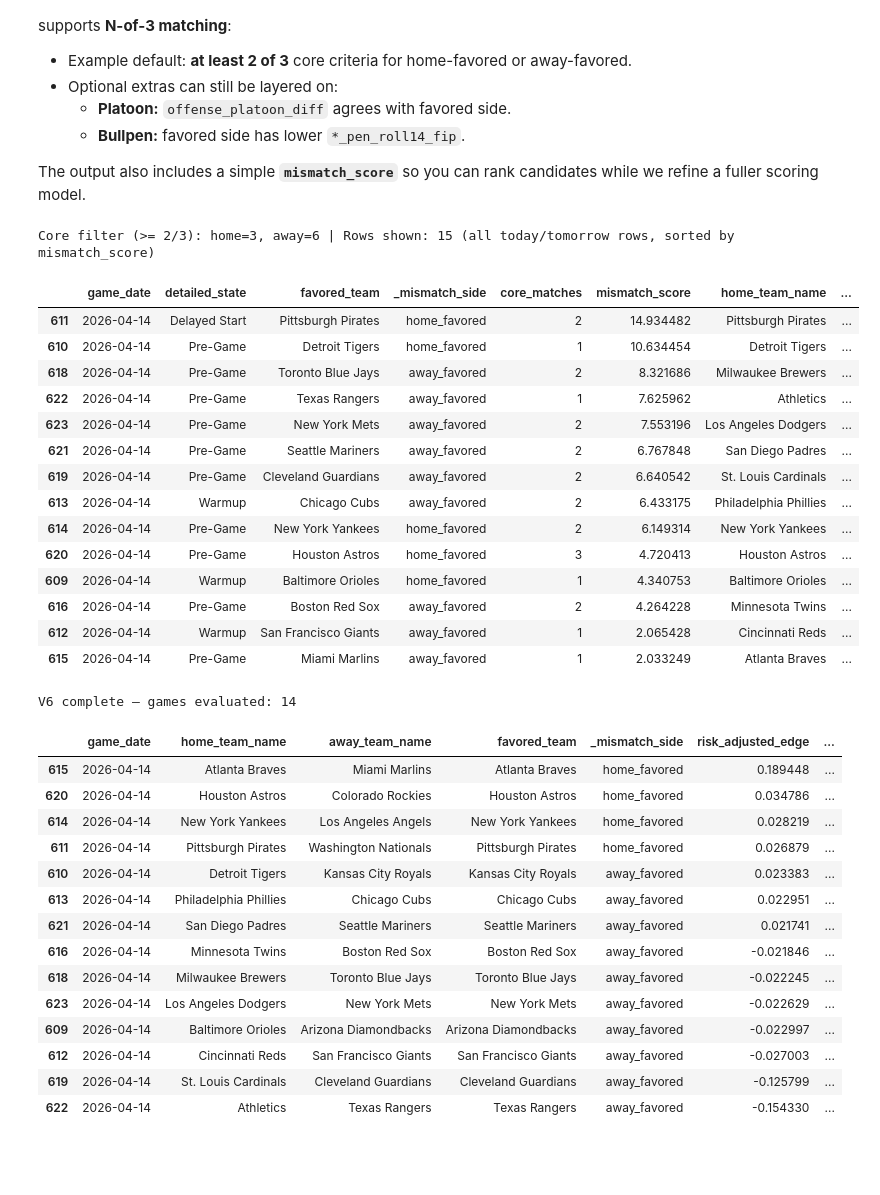
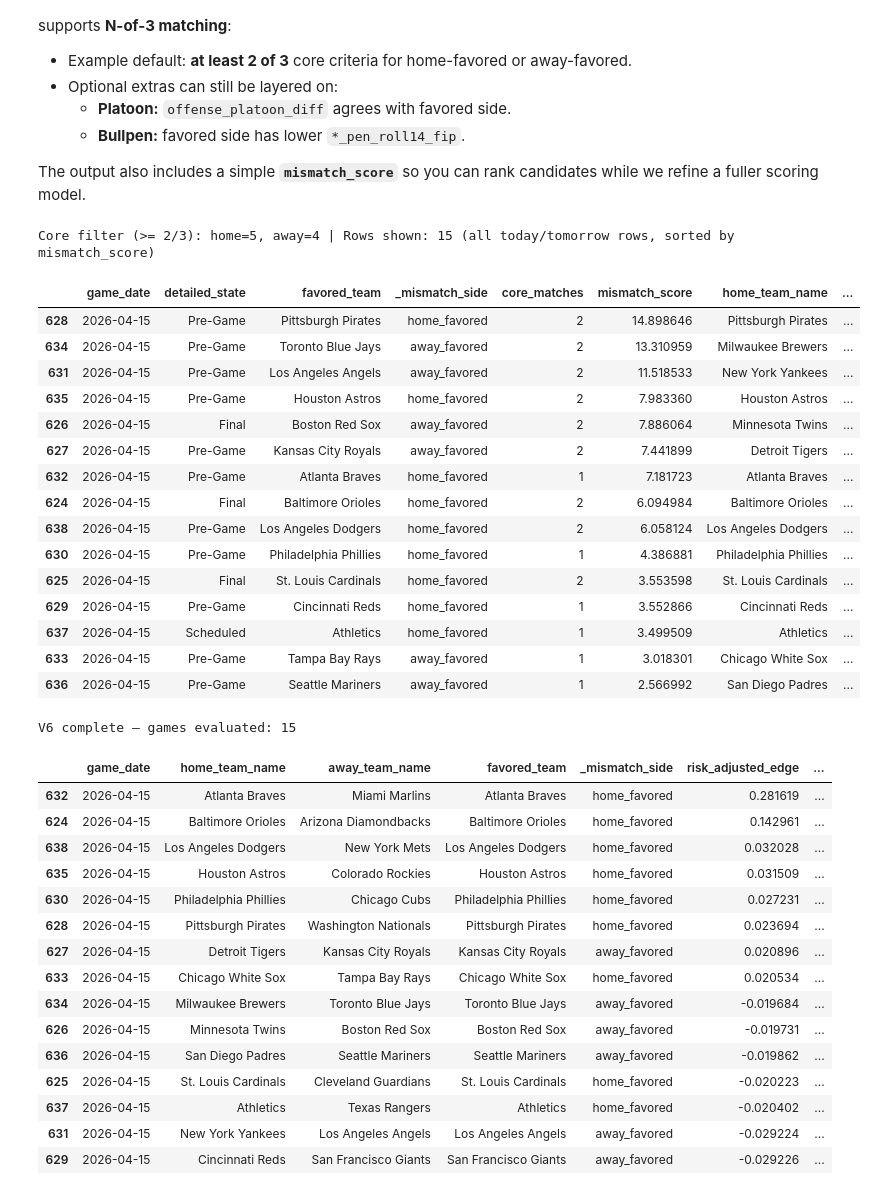
Before and after one commit to austin-lolli/mlb-model, a Jupyter notebook: notebooks/games_today_tomorrow.ipynb, the cells around one changed output. Saved outputs shown, nothing was run; the diff lists cells and outputs as text; code cells hidden in the pictures; blank space fills up the shorter version.

Commit message:
Adds updated backtest and game analysis prediciton

```diff
--- a/notebooks/games_today_tomorrow.ipynb
+++ b/notebooks/games_today_tomorrow.ipynb
@@ -266,50 +266,51 @@ _prio = [
     "_mismatch_side",
     "core_matches",
     "mismatch_score",
     "home_team_name",
     "away_team_name",
     "sp_kbb_diff",
     "sp_xfip_diff",
     "offense_diff",
     "offense_platoon_diff",
     "home_offense_platoon",
     "away_offense_platoon",
     "home_pen_roll14_fip",
     "away_pen_roll14_fip",
     "home_pen_season_fip",
     "away_pen_season_fip",
     "home_probable_pitcher",
     "away_probable_pitcher",
 ]
 _prio = [c for c in _prio if c in favorites.columns]
 _rest = [c for c in favorites.columns if c not in _prio]
 favorites_view = favorites[_prio + _rest]
 
 print(
     f"Core filter (>= {MIN_CORE_MATCHES}/3): home={int(home_base.sum())}, away={int(away_base.sum())} | "
     f"Rows shown: {len(favorites)} (all today/tomorrow rows, sorted by mismatch_score)"
 )
 
-# do this if you need to drop rows, for example, rookie pitcher
-favorites_view = favorites_view.drop(index=617)
+# do this if you need to drop rows, for example, rookie pitcher or pitchers not declared
+# favorites_view = favorites_view.drop(index=[635, 628])
 favorites_view
 # %% [output]
-Core filter (>= 2/3): home=3, away=6 | Rows shown: 15 (all today/tomorrow rows, sorted by mismatch_score)
+Core filter (>= 2/3): home=5, away=4 | Rows shown: 15 (all today/tomorrow rows, sorted by mismatch_score)
 |  | game_date | detailed_state | favored_team | _mismatch_side | core_matches | mismatch_score | home_team_name | ... |
-| 611 | 2026-04-14 | Delayed Start | Pittsburgh Pirates | home_favored | 2 | 14.934482 | Pittsburgh Pirates | ... |
-| 610 | 2026-04-14 | Pre-Game | Detroit Tigers | home_favored | 1 | 10.634454 | Detroit Tigers | ... |
-| 618 | 2026-04-14 | Pre-Game | Toronto Blue Jays | away_favored | 2 | 8.321686 | Milwaukee Brewers | ... |
-| 622 | 2026-04-14 | Pre-Game | Texas Rangers | away_favored | 1 | 7.625962 | Athletics | ... |
-| 623 | 2026-04-14 | Pre-Game | New York Mets | away_favored | 2 | 7.553196 | Los Angeles Dodgers | ... |
-| 621 | 2026-04-14 | Pre-Game | Seattle Mariners | away_favored | 2 | 6.767848 | San Diego Padres | ... |
-| 619 | 2026-04-14 | Pre-Game | Cleveland Guardians | away_favored | 2 | 6.640542 | St. Louis Cardinals | ... |
-| 613 | 2026-04-14 | Warmup | Chicago Cubs | away_favored | 2 | 6.433175 | Philadelphia Phillies | ... |
-| 614 | 2026-04-14 | Pre-Game | New York Yankees | home_favored | 2 | 6.149314 | New York Yankees | ... |
-| 620 | 2026-04-14 | Pre-Game | Houston Astros | home_favored | 3 | 4.720413 | Houston Astros | ... |
-| 609 | 2026-04-14 | Warmup | Baltimore Orioles | home_favored | 1 | 4.340753 | Baltimore Orioles | ... |
-| 616 | 2026-04-14 | Pre-Game | Boston Red Sox | away_favored | 2 | 4.264228 | Minnesota Twins | ... |
-| 612 | 2026-04-14 | Warmup | San Francisco Giants | away_favored | 1 | 2.065428 | Cincinnati Reds | ... |
-| 615 | 2026-04-14 | Pre-Game | Miami Marlins | away_favored | 1 | 2.033249 | Atlanta Braves | ... |
+| 628 | 2026-04-15 | Pre-Game | Pittsburgh Pirates | home_favored | 2 | 14.898646 | Pittsburgh Pirates | ... |
+| 634 | 2026-04-15 | Pre-Game | Toronto Blue Jays | away_favored | 2 | 13.310959 | Milwaukee Brewers | ... |
+| 631 | 2026-04-15 | Pre-Game | Los Angeles Angels | away_favored | 2 | 11.518533 | New York Yankees | ... |
+| 635 | 2026-04-15 | Pre-Game | Houston Astros | home_favored | 2 | 7.983360 | Houston Astros | ... |
+| 626 | 2026-04-15 | Final | Boston Red Sox | away_favored | 2 | 7.886064 | Minnesota Twins | ... |
+| 627 | 2026-04-15 | Pre-Game | Kansas City Royals | away_favored | 2 | 7.441899 | Detroit Tigers | ... |
+| 632 | 2026-04-15 | Pre-Game | Atlanta Braves | home_favored | 1 | 7.181723 | Atlanta Braves | ... |
+| 624 | 2026-04-15 | Final | Baltimore Orioles | home_favored | 2 | 6.094984 | Baltimore Orioles | ... |
+| 638 | 2026-04-15 | Pre-Game | Los Angeles Dodgers | home_favored | 2 | 6.058124 | Los Angeles Dodgers | ... |
+| 630 | 2026-04-15 | Pre-Game | Philadelphia Phillies | home_favored | 1 | 4.386881 | Philadelphia Phillies | ... |
+| 625 | 2026-04-15 | Final | St. Louis Cardinals | home_favored | 2 | 3.553598 | St. Louis Cardinals | ... |
+| 629 | 2026-04-15 | Pre-Game | Cincinnati Reds | home_favored | 1 | 3.552866 | Cincinnati Reds | ... |
+| 637 | 2026-04-15 | Scheduled | Athletics | home_favored | 1 | 3.499509 | Athletics | ... |
+| 633 | 2026-04-15 | Pre-Game | Tampa Bay Rays | away_favored | 1 | 3.018301 | Chicago White Sox | ... |
+| 636 | 2026-04-15 | Pre-Game | Seattle Mariners | away_favored | 1 | 2.566992 | San Diego Padres | ... |
 # %%
 import numpy as np
 import pandas as pd
@@ -537,22 +538,23 @@ final_view = s[priority_cols + rest_cols]
 print(f"V6 complete — games evaluated: {len(final_view)}")
 final_view
 # %% [output]
-V6 complete — games evaluated: 14
+V6 complete — games evaluated: 15
 |  | game_date | home_team_name | away_team_name | favored_team | _mismatch_side | risk_adjusted_edge | ... |
-| 615 | 2026-04-14 | Atlanta Braves | Miami Marlins | Atlanta Braves | home_favored | 0.189448 | ... |
-| 620 | 2026-04-14 | Houston Astros | Colorado Rockies | Houston Astros | home_favored | 0.034786 | ... |
-| 614 | 2026-04-14 | New York Yankees | Los Angeles Angels | New York Yankees | home_favored | 0.028219 | ... |
-| 611 | 2026-04-14 | Pittsburgh Pirates | Washington Nationals | Pittsburgh Pirates | home_favored | 0.026879 | ... |
-| 610 | 2026-04-14 | Detroit Tigers | Kansas City Royals | Kansas City Royals | away_favored | 0.023383 | ... |
-| 613 | 2026-04-14 | Philadelphia Phillies | Chicago Cubs | Chicago Cubs | away_favored | 0.022951 | ... |
-| 621 | 2026-04-14 | San Diego Padres | Seattle Mariners | Seattle Mariners | away_favored | 0.021741 | ... |
-| 616 | 2026-04-14 | Minnesota Twins | Boston Red Sox | Boston Red Sox | away_favored | -0.021846 | ... |
-| 618 | 2026-04-14 | Milwaukee Brewers | Toronto Blue Jays | Toronto Blue Jays | away_favored | -0.022245 | ... |
-| 623 | 2026-04-14 | Los Angeles Dodgers | New York Mets | New York Mets | away_favored | -0.022629 | ... |
-| 609 | 2026-04-14 | Baltimore Orioles | Arizona Diamondbacks | Arizona Diamondbacks | away_favored | -0.022997 | ... |
-| 612 | 2026-04-14 | Cincinnati Reds | San Francisco Giants | San Francisco Giants | away_favored | -0.027003 | ... |
-| 619 | 2026-04-14 | St. Louis Cardinals | Cleveland Guardians | Cleveland Guardians | away_favored | -0.125799 | ... |
-| 622 | 2026-04-14 | Athletics | Texas Rangers | Texas Rangers | away_favored | -0.154330 | ... |
+| 632 | 2026-04-15 | Atlanta Braves | Miami Marlins | Atlanta Braves | home_favored | 0.281619 | ... |
+| 624 | 2026-04-15 | Baltimore Orioles | Arizona Diamondbacks | Baltimore Orioles | home_favored | 0.142961 | ... |
+| 638 | 2026-04-15 | Los Angeles Dodgers | New York Mets | Los Angeles Dodgers | home_favored | 0.032028 | ... |
+| 635 | 2026-04-15 | Houston Astros | Colorado Rockies | Houston Astros | home_favored | 0.031509 | ... |
+| 630 | 2026-04-15 | Philadelphia Phillies | Chicago Cubs | Philadelphia Phillies | home_favored | 0.027231 | ... |
+| 628 | 2026-04-15 | Pittsburgh Pirates | Washington Nationals | Pittsburgh Pirates | home_favored | 0.023694 | ... |
+| 627 | 2026-04-15 | Detroit Tigers | Kansas City Royals | Kansas City Royals | away_favored | 0.020896 | ... |
+| 633 | 2026-04-15 | Chicago White Sox | Tampa Bay Rays | Chicago White Sox | home_favored | 0.020534 | ... |
+| 634 | 2026-04-15 | Milwaukee Brewers | Toronto Blue Jays | Toronto Blue Jays | away_favored | -0.019684 | ... |
+| 626 | 2026-04-15 | Minnesota Twins | Boston Red Sox | Boston Red Sox | away_favored | -0.019731 | ... |
+| 636 | 2026-04-15 | San Diego Padres | Seattle Mariners | Seattle Mariners | away_favored | -0.019862 | ... |
+| 625 | 2026-04-15 | St. Louis Cardinals | Cleveland Guardians | St. Louis Cardinals | home_favored | -0.020223 | ... |
+| 637 | 2026-04-15 | Athletics | Texas Rangers | Athletics | home_favored | -0.020402 | ... |
+| 631 | 2026-04-15 | New York Yankees | Los Angeles Angels | Los Angeles Angels | away_favored | -0.029224 | ... |
+| 629 | 2026-04-15 | Cincinnati Reds | San Francisco Giants | San Francisco Giants | away_favored | -0.029226 | ... |
 # %%
 def decision_layer(df):
 
```
Also changed, not shown: parts of 4 cells of this notebook, 13 other files.
